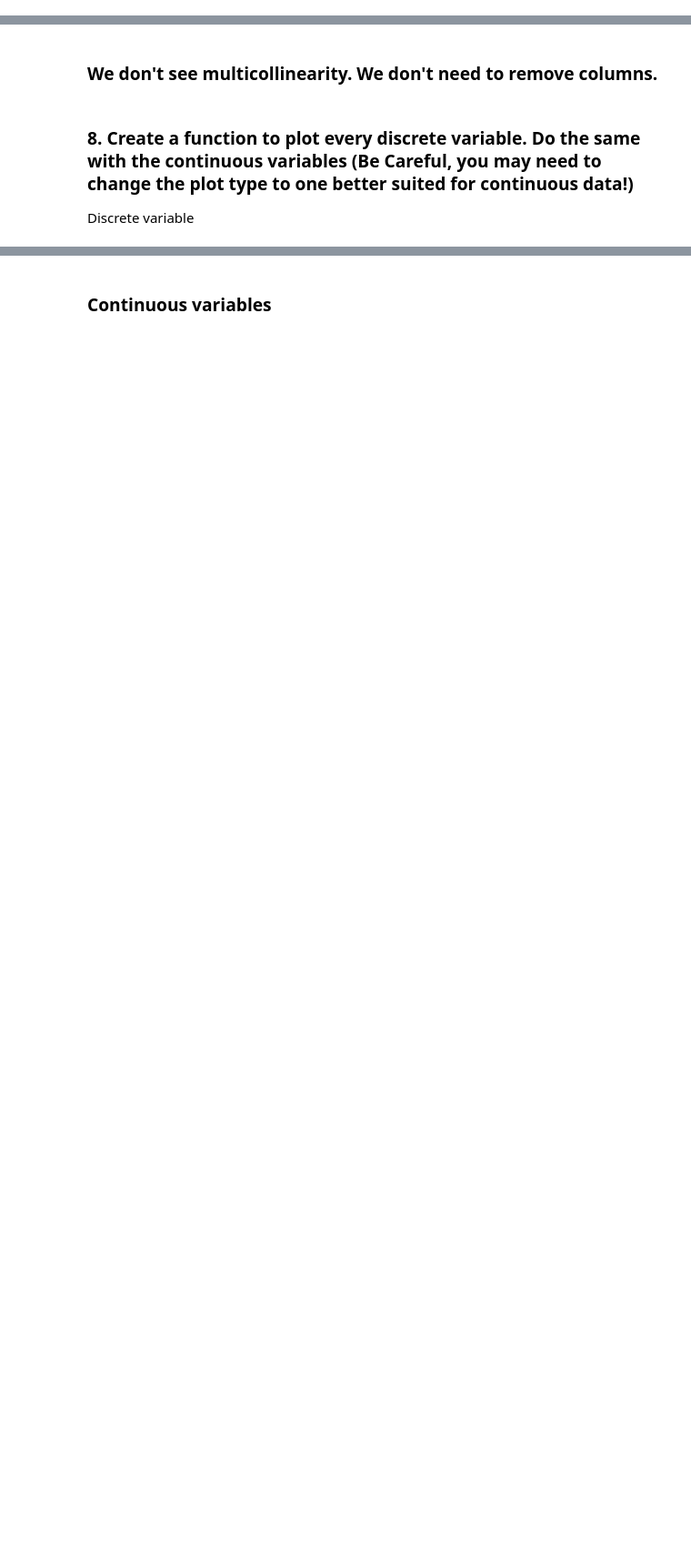
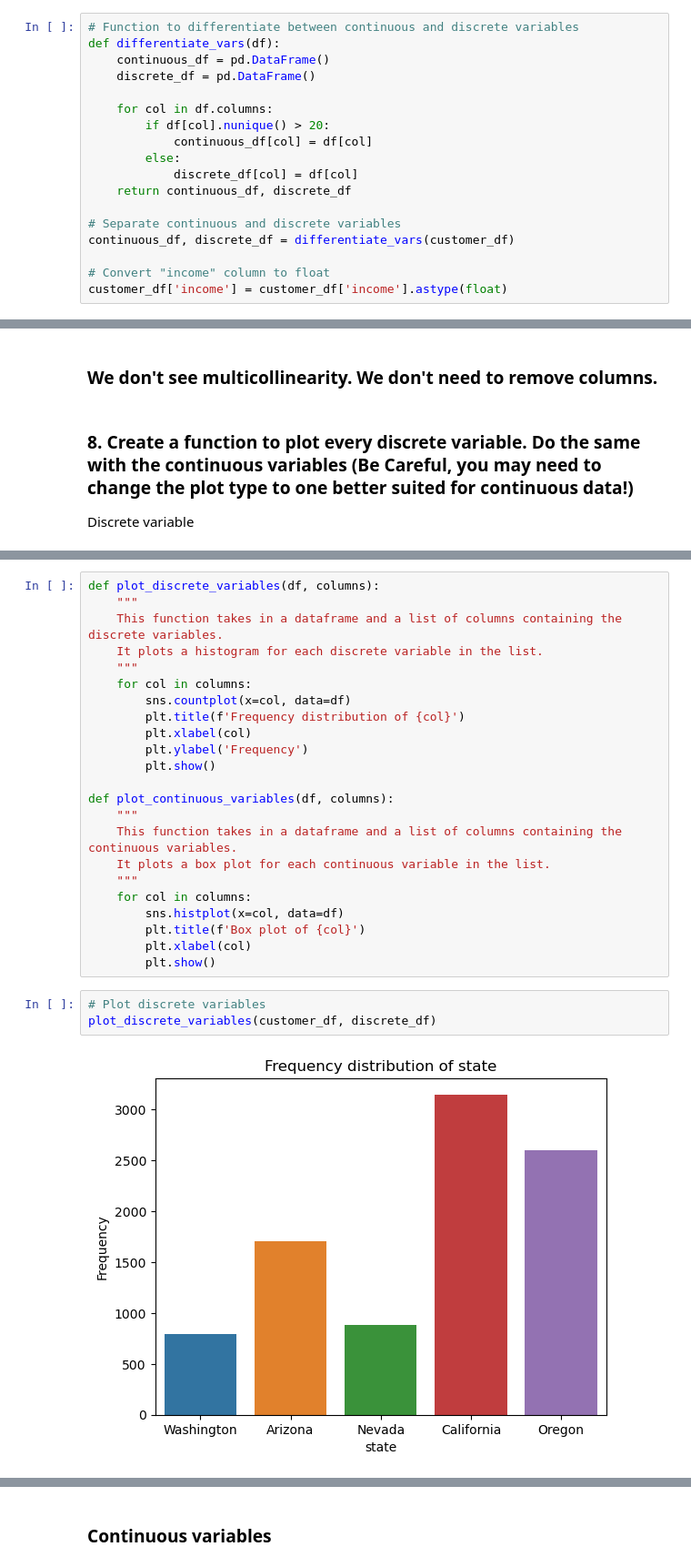
Before and after one commit to vascotreis/lab-cleaning-numerical-data, a Jupyter notebook: Categorical and Numerical labs and Comparing regression models.ipynb, the cells around one changed output, grey strips where cells are left out. Shown at 91% size. Cells and saved outputs as stored; diff of their text form; blank space fills up the shorter version.

```diff
--- a/Categorical and Numerical labs and Comparing regression models.ipynb
+++ b/Categorical and Numerical labs and Comparing regression models.ipynb
@@ -110 +91,19 @@ discrete_df, continuous_df = filtering(customer_df)
+# %%
+# Function to differentiate between continuous and discrete variables
+def differentiate_vars(df):
+    continuous_df = pd.DataFrame()
+    discrete_df = pd.DataFrame()
+
+    for col in df.columns:
+        if df[col].nunique() > 20:
+            continuous_df[col] = df[col]
+        else:
+            discrete_df[col] = df[col]
+    return continuous_df, discrete_df
+
+# Separate continuous and discrete variables
+continuous_df, discrete_df = differentiate_vars(customer_df)
+
+# Convert "income" column to float
+customer_df['income'] = customer_df['income'].astype(float)
 # %%
@@ -161,0 +143,28 @@ for i in discrete_df.columns:
+# %%
+def plot_discrete_variables(df, columns):
+    """
+    This function takes in a dataframe and a list of columns containing the discrete variables.
+    It plots a histogram for each discrete variable in the list.
+    """
+    for col in columns:
+        sns.countplot(x=col, data=df)
+        plt.title(f'Frequency distribution of {col}')
+        plt.xlabel(col)
+        plt.ylabel('Frequency')
+        plt.show()
+
+def plot_continuous_variables(df, columns):
+    """
+    This function takes in a dataframe and a list of columns containing the continuous variables.
+    It plots a box plot for each continuous variable in the list.
+    """
+    for col in columns:
+        sns.histplot(x=col, data=df)
+        plt.title(f'Box plot of {col}')
+        plt.xlabel(col)
+        plt.show()
+# %%
+# Plot discrete variables
+plot_discrete_variables(customer_df, discrete_df)
+# %% [output]
+[figure, added]
```
Also changed, not shown: parts of 92 cells of this notebook, 6 other files.
